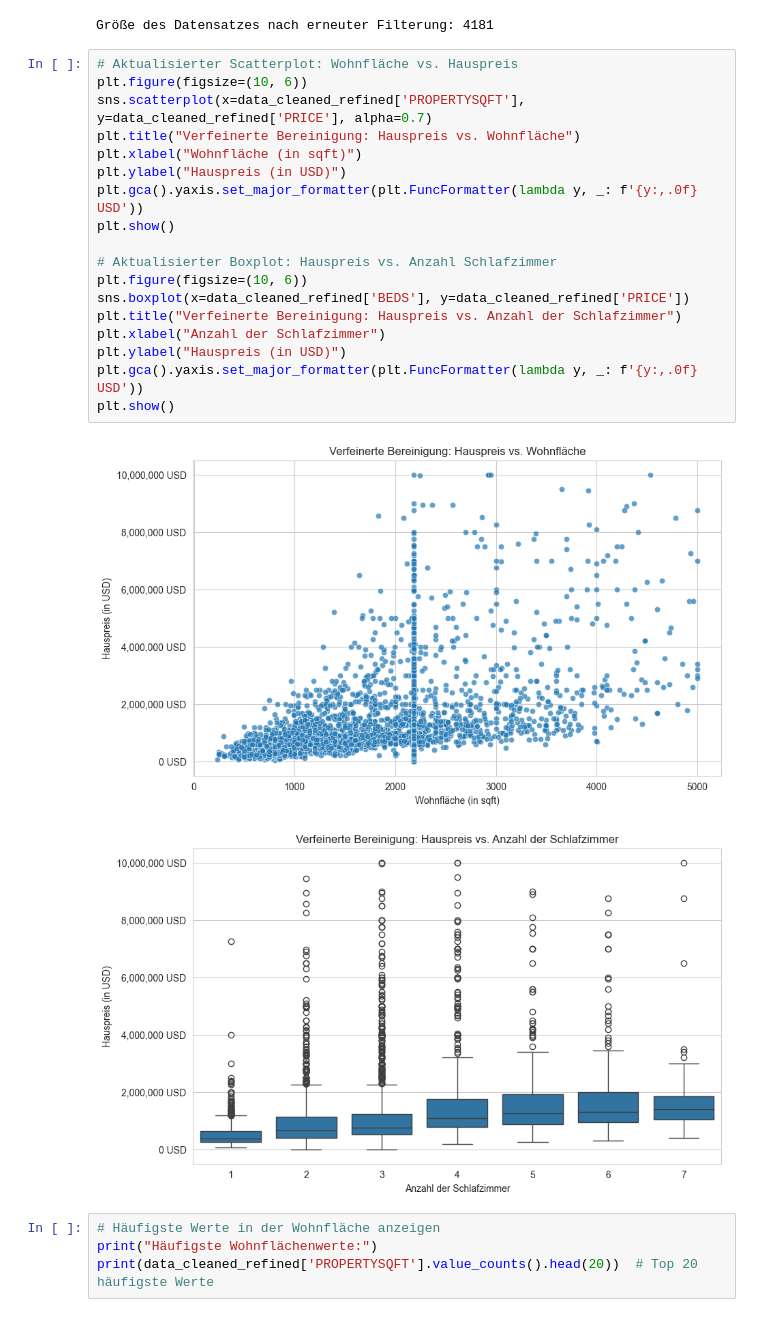
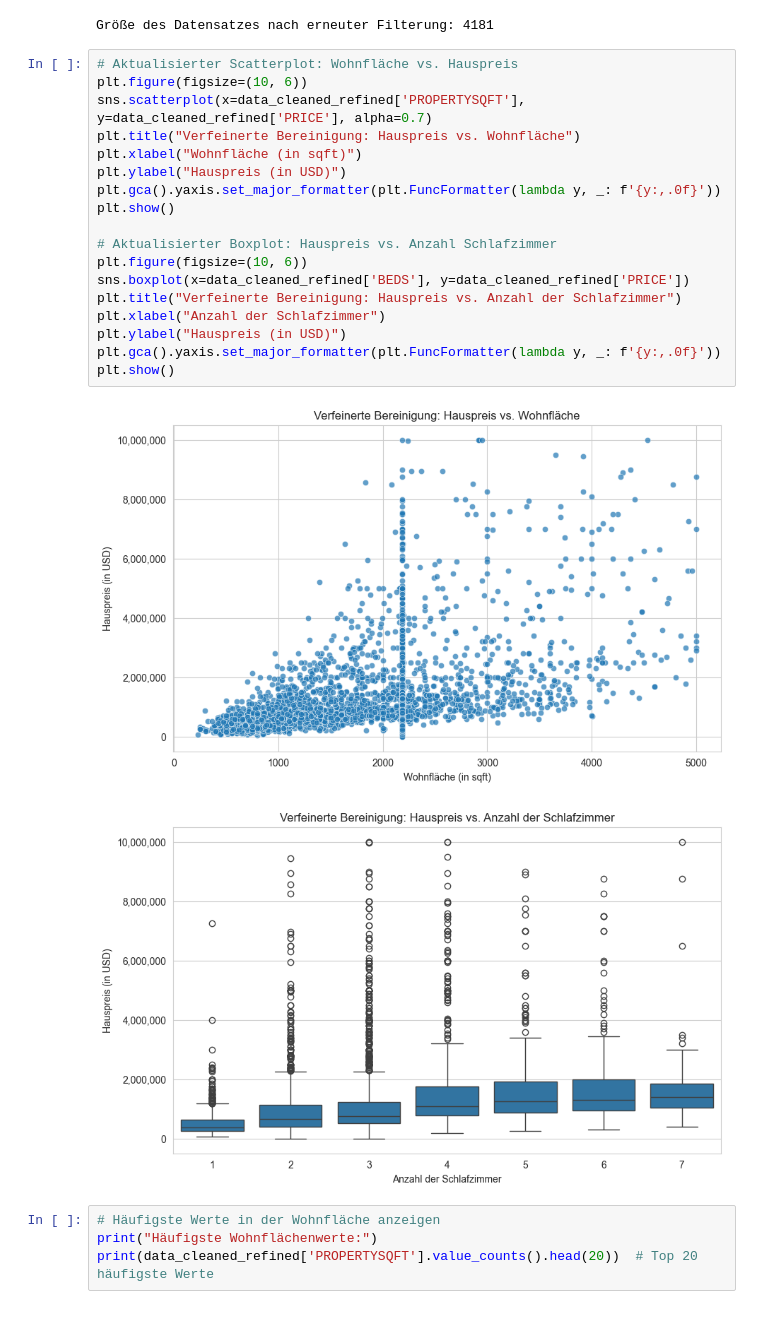
Before and after one commit to Velt1/DASC, a Jupyter notebook: CS22_1_Fritsche_Kossowski.ipynb, the cells around one changed output. Cells and saved outputs as stored; diff of their text form.

```diff
--- a/CS22_1_Fritsche_Kossowski.ipynb
+++ b/CS22_1_Fritsche_Kossowski.ipynb
@@ -429,24 +429,24 @@ Größe des Datensatzes nach erneuter Filterung: 4181
 # %%
 # Aktualisierter Scatterplot: Wohnfläche vs. Hauspreis
 plt.figure(figsize=(10, 6))
 sns.scatterplot(x=data_cleaned_refined['PROPERTYSQFT'], y=data_cleaned_refined['PRICE'], alpha=0.7)
 plt.title("Verfeinerte Bereinigung: Hauspreis vs. Wohnfläche")
 plt.xlabel("Wohnfläche (in sqft)")
 plt.ylabel("Hauspreis (in USD)")
-plt.gca().yaxis.set_major_formatter(plt.FuncFormatter(lambda y, _: f'{y:,.0f} USD'))
+plt.gca().yaxis.set_major_formatter(plt.FuncFormatter(lambda y, _: f'{y:,.0f}'))
 plt.show()
 
 # Aktualisierter Boxplot: Hauspreis vs. Anzahl Schlafzimmer
 plt.figure(figsize=(10, 6))
 sns.boxplot(x=data_cleaned_refined['BEDS'], y=data_cleaned_refined['PRICE'])
 plt.title("Verfeinerte Bereinigung: Hauspreis vs. Anzahl der Schlafzimmer")
 plt.xlabel("Anzahl der Schlafzimmer")
 plt.ylabel("Hauspreis (in USD)")
-plt.gca().yaxis.set_major_formatter(plt.FuncFormatter(lambda y, _: f'{y:,.0f} USD'))
+plt.gca().yaxis.set_major_formatter(plt.FuncFormatter(lambda y, _: f'{y:,.0f}'))
 plt.show()
 # %% [output]
-[figure, old version]
+[figure, new version]
-[figure, old version]
+[figure, new version]
 # %%
 # Häufigste Werte in der Wohnfläche anzeigen
 print("Häufigste Wohnflächenwerte:")
```
Also changed, not shown: parts of 16 cells of this notebook.
